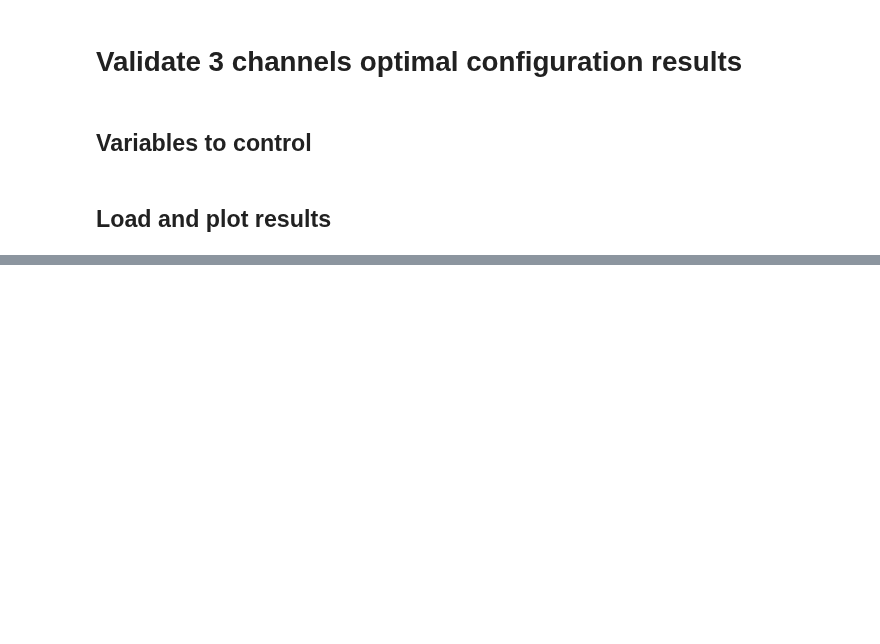
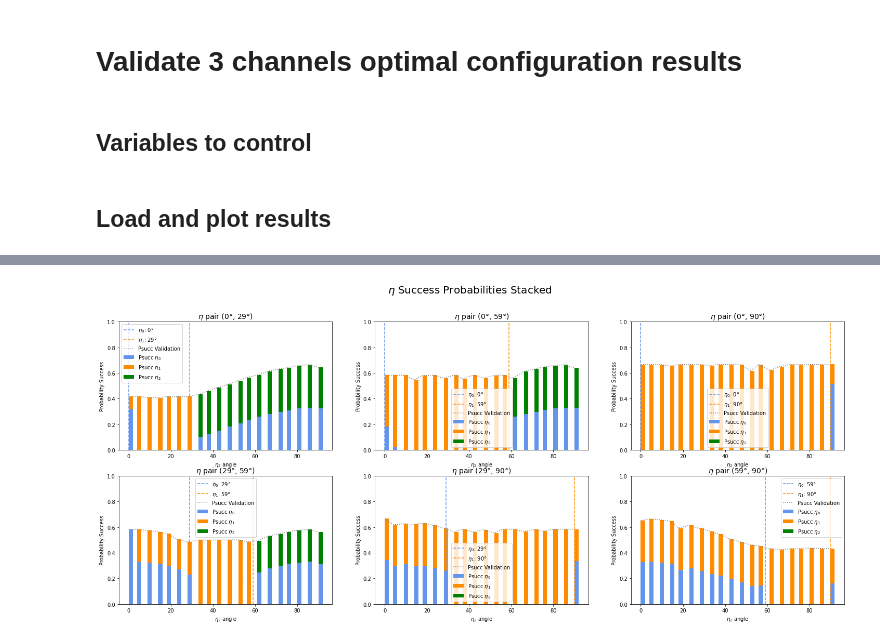
Before and after one commit to iamtxena/quantum-channel-discrimination, a Jupyter notebook: src/3-etas-results-analysis-validation.ipynb, the cells around one changed output, grey strips where cells are left out. Drawn from its saved outputs; the diff is of its cells as text; code cells hidden in the pictures; blank space fills up the shorter version.

```diff
--- a/src/3-etas-results-analysis-validation.ipynb
+++ b/src/3-etas-results-analysis-validation.ipynb
@@ -55,0 +58,36 @@ validated_results.plot_3channel_results('CRS (I=1000, P=10000) Universal Input &
+# %%
+    def plot_eta_success_probabilities(results_to_plot, algorithm: str = '') -> None:
+        fig = plt.figure(figsize=(25, 10))
+        sup_title = '$\eta$ Success Probabilities Stacked'
+        sup_title += f' with {algorithm}' if algorithm != '' else ''
+        fig.suptitle(sup_title, fontsize=20)
+        width=2
+        for idx, parsed_result in enumerate(results_to_plot):
+            title = f"$\eta$ pair ({parsed_result['eta_pair'][0]}\u00B0, {parsed_result['eta_pair'][1]}\u00B0)"
+            ax = fig.add_subplot(2, 3, idx + 1 % 3)
+            ax.set_title(title, fontsize=14)
+            ax.set_xlabel('$\eta_2$ angle')
+            ax.set_ylabel('Probability Success')
+            ax.set_ylim([0,1])
+            base_bottom_probs = [ eta0_prob + eta1_prob
+                                for eta0_prob, eta1_prob in zip(parsed_result['eta0_error_probabilities'], parsed_result['eta1_error_probabilities'])]
+            ax.axvline(x=parsed_result['eta_pair'][0], linestyle='dashed',
+                       color='cornflowerblue', label=f"$\eta_0$: {parsed_result['eta_pair'][0]}\u00B0")
+            ax.axvline(x=parsed_result['eta_pair'][1], linestyle='dashed', color='darkorange',
+                       label=f"$\eta_1$: {parsed_result['eta_pair'][1]}\u00B0")
+            ax.plot(parsed_result['etas_third_channel'],
+                    parsed_result['success_probabilities_validated'], linestyle='dotted', color='grey', label='Psucc Validation')
+            ax.bar(parsed_result['etas_third_channel'],
+                    parsed_result['eta0_error_probabilities'], width=width, align='edge', label='Psucc $\eta_0$', color='cornflowerblue')
+            ax.bar(parsed_result['etas_third_channel'], parsed_result['eta1_error_probabilities'], width=width, align='edge',
+                   bottom=parsed_result['eta0_error_probabilities'],
+                   label='Psucc $\eta_1$', color='darkorange')
+            ax.bar(parsed_result['etas_third_channel'], parsed_result['eta2_error_probabilities'], width=width, align='edge',
+                   bottom=base_bottom_probs,
+                   label='Psucc $\eta_2$', color='green')
+            ax.legend()
+        plt.show()
+# %%
+plot_eta_success_probabilities(validated_results.results_to_plot)
+# %% [output]
+[figure, added]
```
Also changed, not shown: parts of 9 cells of this notebook, 31 other files.
